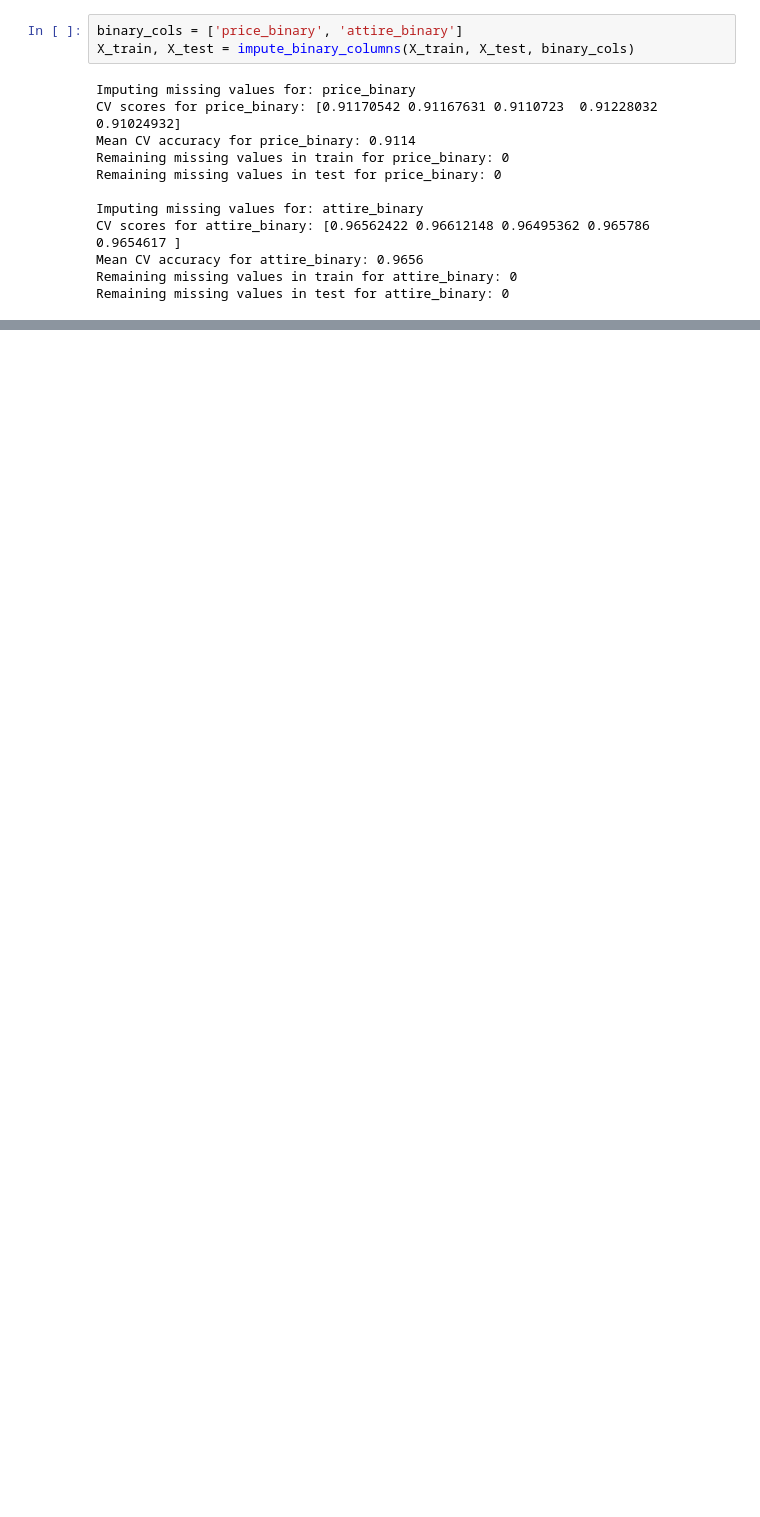
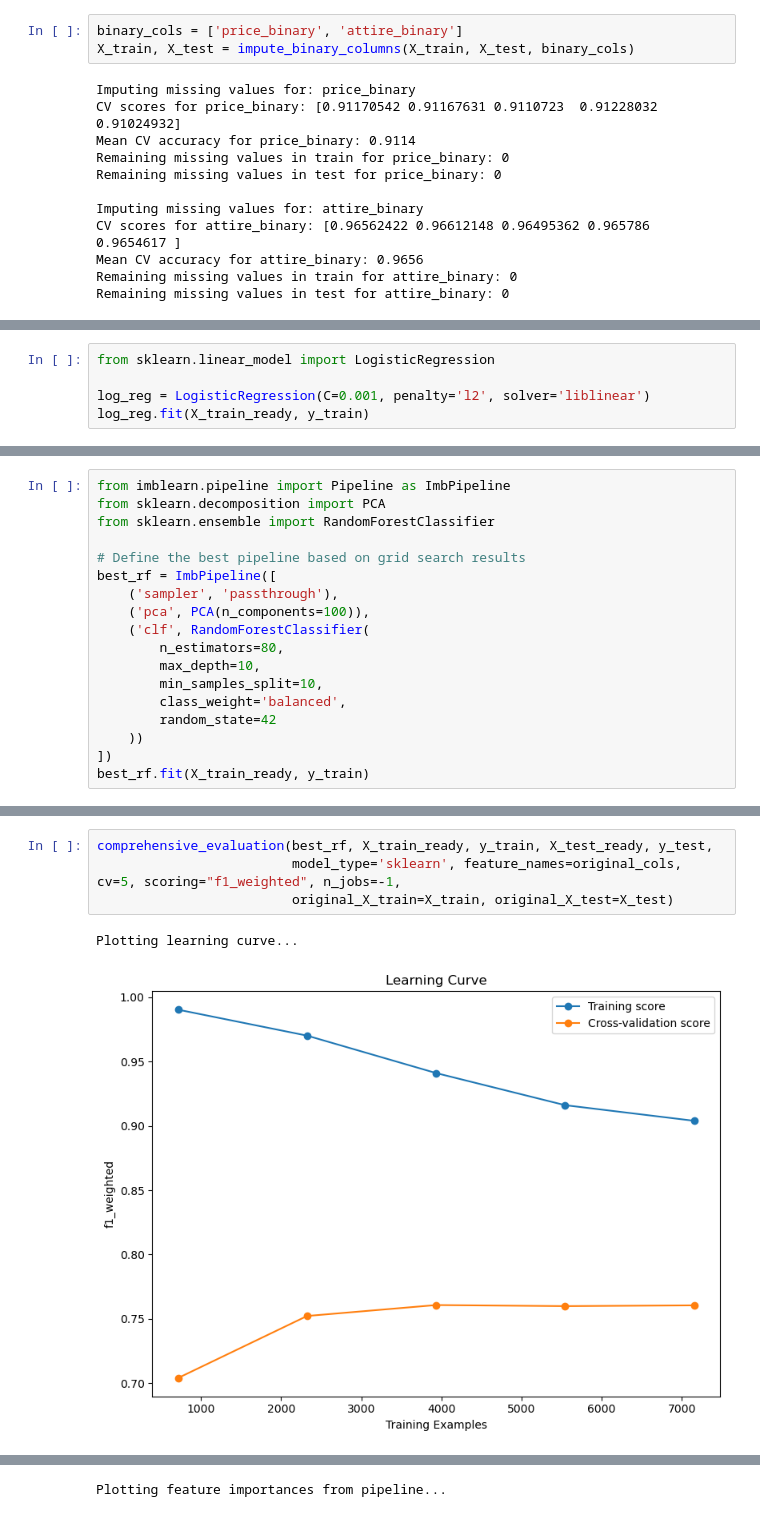
Before and after one commit to angelina-sjw/Math-148-Project, a Jupyter notebook: main.ipynb, the cells around one changed output, grey strips where cells are left out. Drawn from its saved outputs; the diff is of its cells as text; blank space fills up the shorter version.

```diff
--- a/main.ipynb
+++ b/main.ipynb
@@ -123,0 +302,5 @@ Accuracy: 0.8168695932224618
+# %%
+from sklearn.linear_model import LogisticRegression
+
+log_reg = LogisticRegression(C=0.001, penalty='l2', solver='liblinear')
+log_reg.fit(X_train_ready, y_train)
@@ -123,0 +322,18 @@ Accuracy: 0.8168695932224618
+# %%
+from imblearn.pipeline import Pipeline as ImbPipeline
+from sklearn.decomposition import PCA
+from sklearn.ensemble import RandomForestClassifier
+
+# Define the best pipeline based on grid search results
+best_rf = ImbPipeline([
+    ('sampler', 'passthrough'),
+    ('pca', PCA(n_components=100)),
+    ('clf', RandomForestClassifier(
+        n_estimators=80,
+        max_depth=10,
+        min_samples_split=10,
+        class_weight='balanced',
+        random_state=42
+    ))
+])
+best_rf.fit(X_train_ready, y_train)
@@ -123,0 +346,7 @@ Accuracy: 0.8168695932224618
+# %%
+comprehensive_evaluation(best_rf, X_train_ready, y_train, X_test_ready, y_test,
+                         model_type='sklearn', feature_names=original_cols, cv=5, scoring="f1_weighted", n_jobs=-1,
+                         original_X_train=X_train, original_X_test=X_test)
+# %% [output]
+Plotting learning curve...
+[figure, added]
@@ -123,0 +376 @@ Accuracy: 0.8168695932224618
+Plotting feature importances from pipeline...
```
Also changed, not shown: parts of 62 cells of this notebook, 33 other files.
